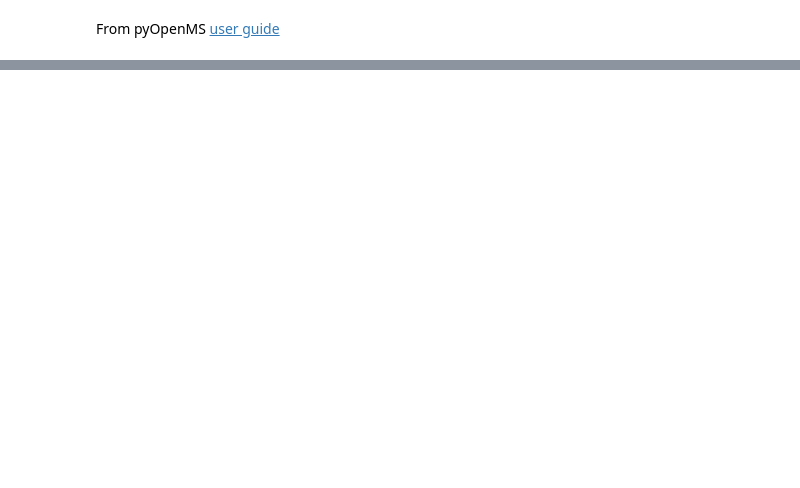
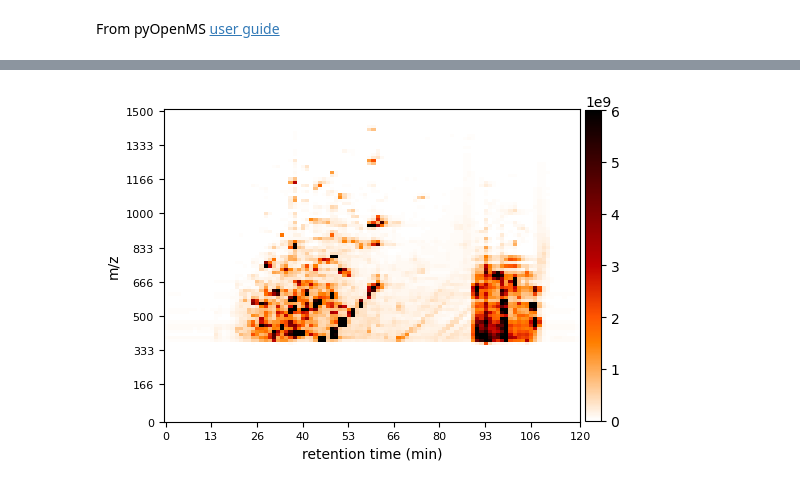
Before and after one commit to SebGritsch/thesis_mbds, a Jupyter notebook: scripts/plot_mzml.ipynb, the cells around one changed output, grey strips where cells are left out. Drawn from its saved outputs; the diff is of its cells as text; code cells hidden in the pictures; blank space fills up the shorter version.

Commit message:
adjusted, m/z and colorbar scale and added option to save plots

```diff
--- a/scripts/plot_mzml.ipynb
+++ b/scripts/plot_mzml.ipynb
@@ -24,2 +24,73 @@ mzml_files[1]
+# %%
+# test parameters
+
+# find index of file to start at
+filename = "N_A_t1_1.mzML"
+# get start index
+i = mzml_files.index(os.path.join(DATA_DIR, filename))
+exp = oms.MSExperiment()
+oms.MzMLFile().load(mzml_files[i], exp)
+exp.getMaxRT()
+
+
+def plot_spectra_2D_overview(exp, name=""):
+    # set heatmap resolution. higher values take longer to compute
+    rows = 200.0
+    cols = 200.0
+    exp.updateRanges()
+
+    min_rt = exp.getMinRT()
+    max_rt = exp.getMaxRT()
+    min_mz = exp.getMinMZ()
+    max_mz = 1500.0  # previously exp.getMaxMZ()
+
+    bilip = oms.BilinearInterpolation()
+    tmp = bilip.getData()
+    tmp.resize(int(rows), int(cols), float())
+    bilip.setData(tmp)
+    bilip.setMapping_0(0.0, min_rt, rows - 1, max_rt)
+    bilip.setMapping_1(
+        0.0, min_mz, cols - 1, max_mz
+    )  # 1700 as max value instead of exp.getMaxMZ()
+    for spec in exp:
+        if spec.getMSLevel() == 1:
+            mzs, ints = spec.get_peaks()
+            rt = spec.getRT()
+            for i in range(0, len(mzs)):
+                bilip.addValue(rt, mzs[i], ints[i])
+
+    data = np.ndarray(shape=(int(cols), int(rows)), dtype=np.float64)
+    for i in range(int(rows)):
+        for j in range(int(cols)):
+            data[i][j] = bilip.getData().getValue(i, j)
+
+    plt.imshow(
+        np.rot90(data),
+        cmap="gist_heat_r",
+        vmax=6e9,  # set maximum intensity value
+        aspect=0.75,
+    )  # change image aspect ratio with aspect = 0.75
+    plt.xlabel("retention time (min)")
+    plt.ylabel("m/z")
+    plt.xticks(
+        np.linspace(0, int(rows), 10, dtype=int),
+        np.linspace(min_rt / 60, max_rt / 60, 10, dtype=int),
+        fontsize=8,
+    )
+    plt.yticks(
+        np.linspace(0, int(cols), 10, dtype=int),
+        np.linspace(min_mz, max_mz, 10, dtype=int)[::-1],
+        fontsize=8,
+    )
+    cb = plt.colorbar(shrink=0.84, pad=0.01)
+    cb.ax.yaxis.set_offset_position("left")
+    plt.title(name, loc="left")
+
+    plt.show()
+
+
+plot_spectra_2D_overview(exp)
+# %% [output]
+[figure, added]
 # %%
 ## Function definitions
```
Also changed, not shown: parts of 3 cells of this notebook.
